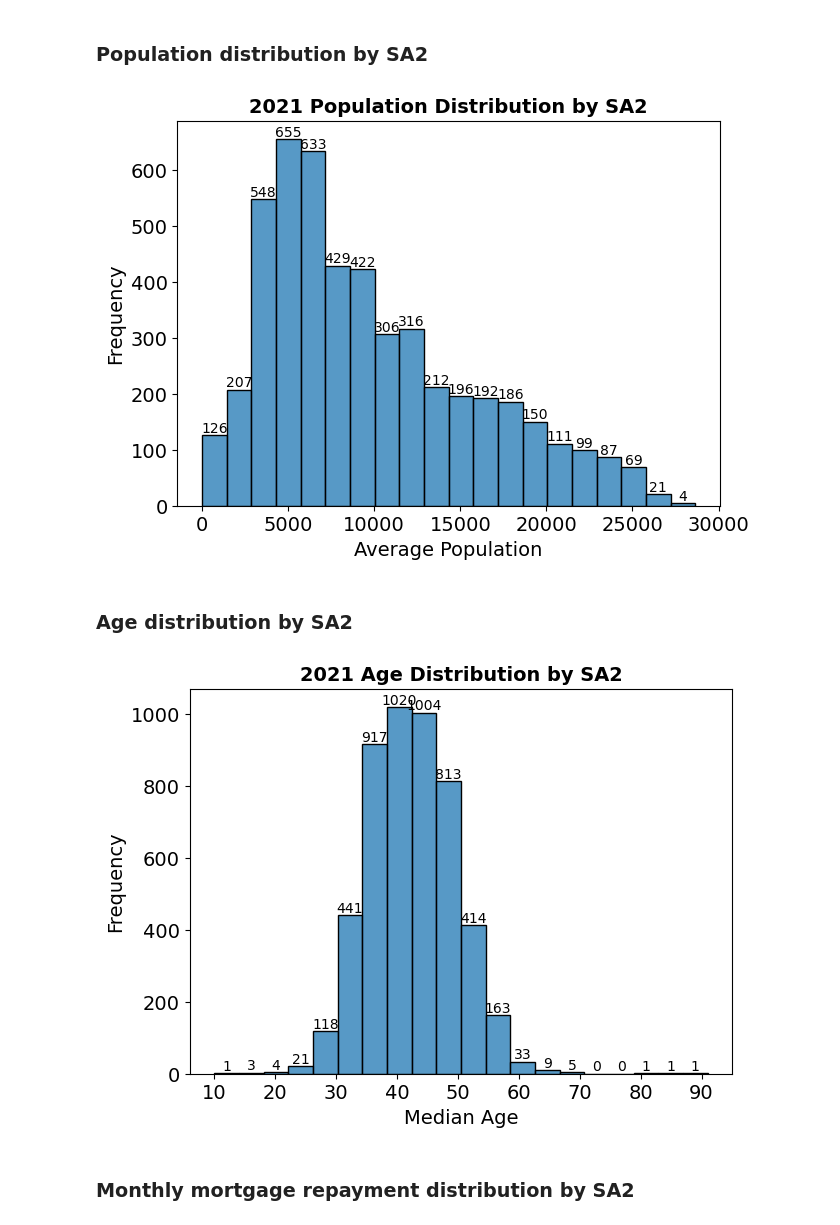
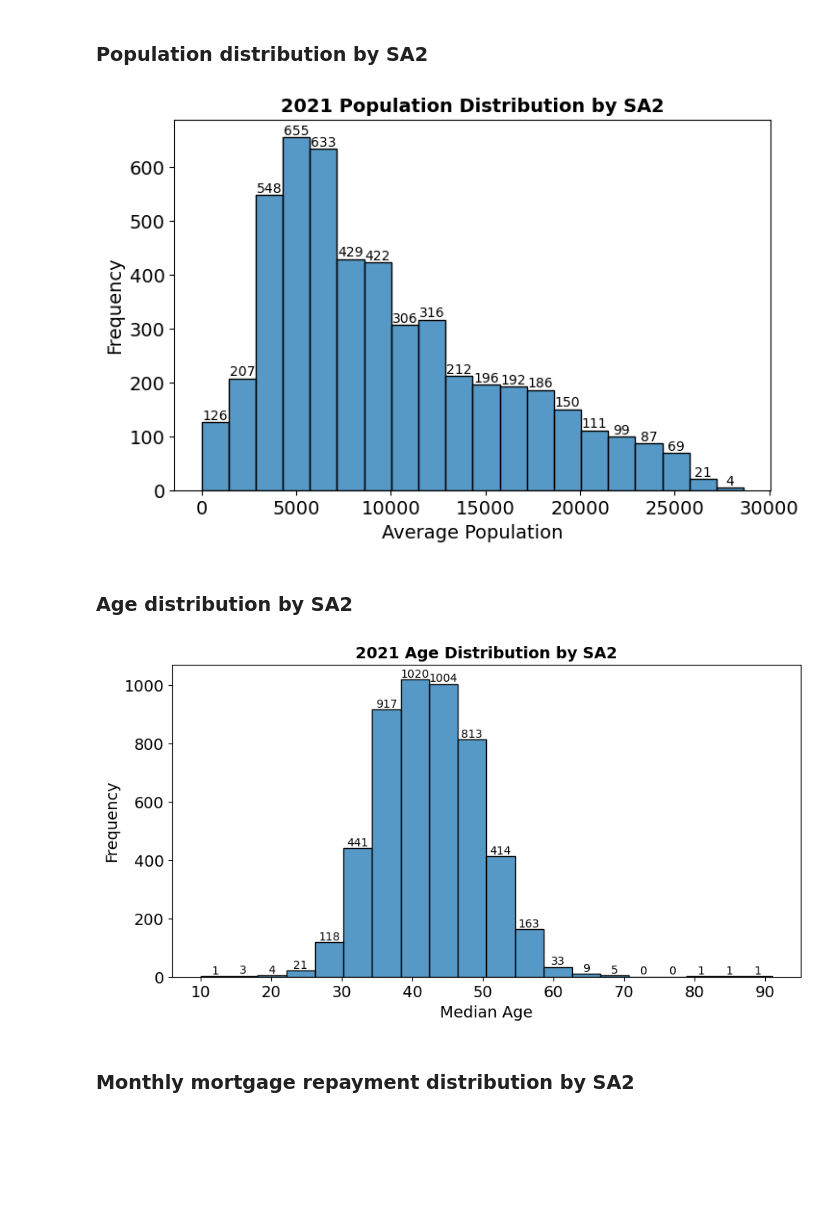
Before and after one commit to MAST30034-AppliedDataScience/project-2-group-buy-now-pay-later-industry-project-28, a Jupyter notebook: notebooks/3_Visualisation.ipynb, the cells around one changed output. Drawn from its saved outputs; the diff is of its cells as text; code cells hidden in the pictures; blank space fills up the shorter version.

```diff
--- a/notebooks/3_Visualisation.ipynb
+++ b/notebooks/3_Visualisation.ipynb
@@ -142,40 +157,40 @@ summed_consumer_dollar_gdf.head()
 # %%
 population_data = merged_external_df['average_population']
 
 # create the plot
-plt.figure(figsize=(7, 5))
+plt.figure(figsize=(8, 5))
 ax = sns.histplot(population_data, bins=20, kde=False)
 
 plt.title('2021 Population Distribution by SA2', weight='bold', fontsize=14)
 plt.xlabel('Average Population', fontsize=14)
 plt.ylabel('Frequency', fontsize=14)
 plt.xticks(fontsize=14)
 plt.yticks(fontsize=14)
 
 # add labels to each bar
 for patch in ax.patches:
     height = patch.get_height()
     ax.text(
         patch.get_x() + patch.get_width() / 2,
         height,
         f'{int(height)}',
         ha='center',
         va='bottom',
         fontsize=10
     )
 
 # save and display the plot
 plt.savefig('../plots/population_hist.png', dpi=300, bbox_inches='tight')
 plt.show()
 # %% [output]
-[figure, old version]
+[figure, new version]
 # %% [markdown]
 ### Age distribution by SA2
 # %%
 age_data = merged_external_df['Median_age_persons']
 
 # create the plot
-plt.figure(figsize=(7, 5))
+plt.figure(figsize=(10, 5))
 ax = sns.histplot(age_data, bins=20, kde=False)
 
 plt.title('2021 Age Distribution by SA2', weight='bold', fontsize=14)
@@ -200,7 +215,7 @@ for patch in ax.patches:
 plt.savefig('../plots/age_hist.png', dpi=300, bbox_inches='tight')
 plt.show()
 # %% [output]
-[figure, old version]
+[figure, new version]
 # %% [markdown]
 ### Monthly mortgage repayment distribution by SA2
 # %%
```
Also changed, not shown: parts of 33 cells of this notebook, 14 other files.
